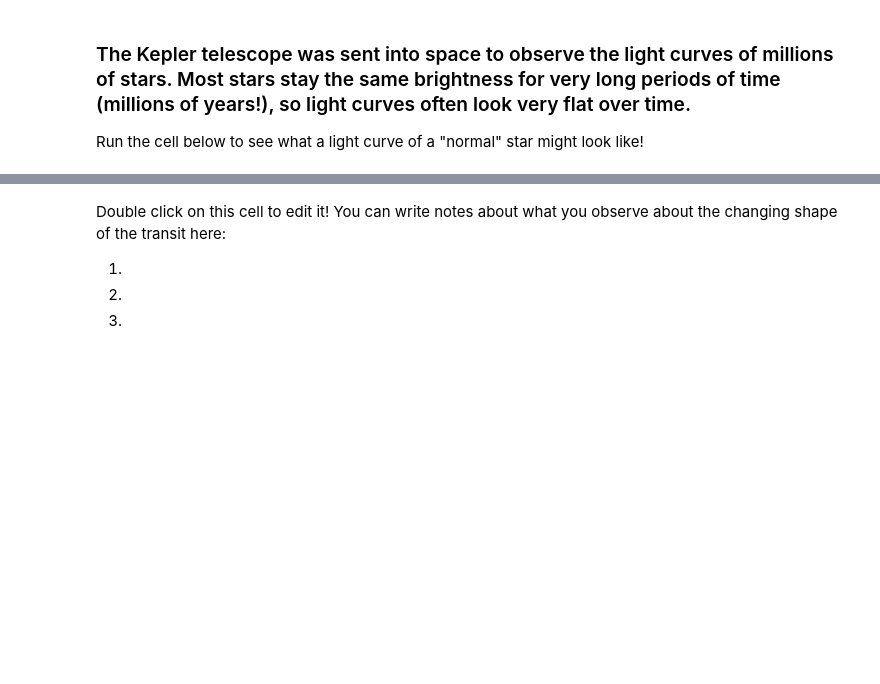
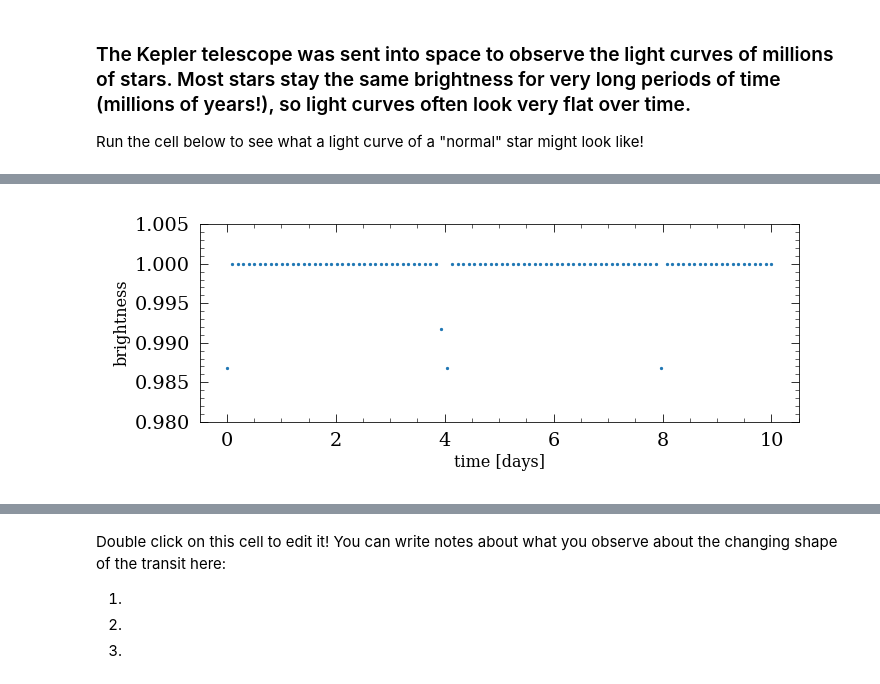
Before and after one commit to erinhay/outreach, a Jupyter notebook: IWD/IWD_transitingplanets.ipynb, the cells around one changed output, grey strips where cells are left out. Saved outputs shown, nothing was run; the diff lists cells and outputs as text; code cells hidden in the pictures; blank space fills up the shorter version.

```diff
--- a/IWD/IWD_transitingplanets.ipynb
+++ b/IWD/IWD_transitingplanets.ipynb
@@ -110,7 +122,7 @@ times = np.linspace(0, 10, N_observations)
 # how many days it takes for the exoplanet to revolve around it's host star one time (its period).
 
 exoplanet_radius = 80_000      #the radius of the exoplanet in km
-period_of_orbit = 3            #the period of the exoplanet's orbit in days
+period_of_orbit = 4            #the period of the exoplanet's orbit in days
 
 
 # Tell the model function that we want the brightness of a star that has
@@ -131,3 +141,4 @@ plt.tight_layout()
+[figure, added]
 # %% [markdown]
 Wow! We can see the exoplanet orbit every three days!
 
```
Also changed, not shown: parts of 16 cells of this notebook.
